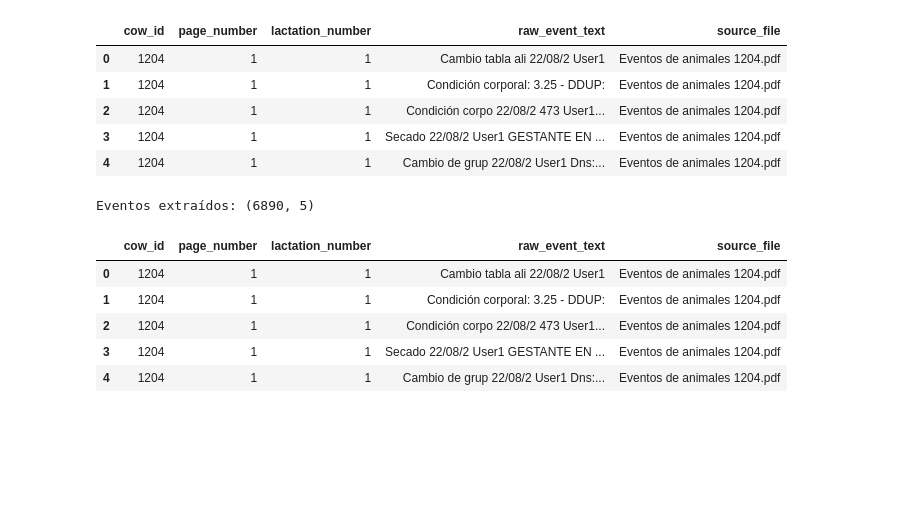
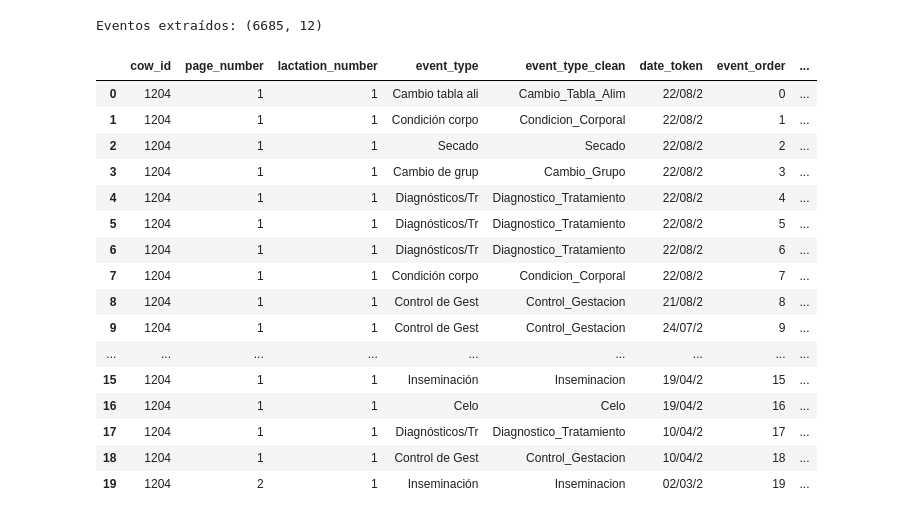
Before and after one commit to ChecheRomo96/ProyectoGranja, a Jupyter notebook: notebooks/04_events_to_parquet.ipynb, the cells around one changed output. Drawn from its saved outputs; the diff is of its cells as text; code cells hidden in the pictures; blank space fills up the shorter version.

```diff
--- a/notebooks/04_events_to_parquet.ipynb
+++ b/notebooks/04_events_to_parquet.ipynb
@@ -28,12 +25,15 @@ import re
 # %%
-# Define la ruta del directorio de datos crudos
+# Ajusta estas rutas a tu proyecto
 PDF_DIR = Path("../data/raw/eventos")
+OUTPUT_EVENTS = Path("../data/interim/events.parquet")
+OUTPUT_EVENTS_DAILY = Path("../data/interim/events_daily.parquet")
 
-pdf_files = list(PDF_DIR.glob("*.pdf"))
+pdf_files = sorted(PDF_DIR.glob("*.pdf"))
 
 print("PDF encontrados:", len(pdf_files))
-
-for f in pdf_files:
-    print(f.name)
+for f in pdf_files[:10]:
+    print("-", f.name)
+if len(pdf_files) > 10:
+    print("...")
 # %% [output]
 PDF encontrados: 69
@@ -137,13 +50,0 @@ def ParsePdfEvents(pdf_path):
-# %%
-test_pdf = pdf_files[0]
-
-df_events = ParsePdfEvents(test_pdf)
-
-df_events.head()
-# %% [output]
-|  | cow_id | page_number | lactation_number | raw_event_text | source_file |
-| 0 | 1204 | 1 | 1 | Cambio tabla ali 22/08/2 User1 | Eventos de animales 1204.pdf |
-| 1 | 1204 | 1 | 1 | Condición corporal: 3.25 - DDUP: | Eventos de animales 1204.pdf |
-| 2 | 1204 | 1 | 1 | Condición corpo 22/08/2 473 User1... | Eventos de animales 1204.pdf |
-| 3 | 1204 | 1 | 1 | Secado 22/08/2 User1 GESTANTE EN ... | Eventos de animales 1204.pdf |
-| 4 | 1204 | 1 | 1 | Cambio de grup 22/08/2 User1 Dns:... | Eventos de animales 1204.pdf |
@@ -150,25 +284,51 @@ df_events.head()
 # %%
 all_events = []
 
 for pdf_file in pdf_files:
+    try:
+        df_pdf = ParsePdfEvents(pdf_file)
 
-    try:
-        df = ParsePdfEvents(pdf_file)
-        all_events.append(df)
+        if df_pdf.empty:
+            continue
+
+        df_pdf = (
+            df_pdf
+            .sort_values(["block_id", "event_order"], ascending=[True, True])
+            .reset_index(drop=True)
+        )
+
+        df_pdf = (
+            df_pdf
+            .groupby(["source_file", "block_id"], group_keys=False)
+            .apply(InferYearsWithinBlock)
+            .reset_index(drop=True)
+        )
+
+        all_events.append(df_pdf)
 
     except Exception as e:
-        print("Error en:", pdf_file.name, e)
+        print(f"Error en {pdf_file.name}: {e}")
 
-events_df = pd.concat(all_events, ignore_index=True)
+events_df = pd.concat(all_events, ignore_index=True) if all_events else pd.DataFrame()
 
 print("Eventos extraídos:", events_df.shape)
-
-events_df.head()
+events_df.head(20)
 # %% [output]
-Eventos extraídos: (6890, 5)
+Eventos extraídos: (6685, 12)
-|  | cow_id | page_number | lactation_number | raw_event_text | source_file |
-| 0 | 1204 | 1 | 1 | Cambio tabla ali 22/08/2 User1 | Eventos de animales 1204.pdf |
-| 1 | 1204 | 1 | 1 | Condición corporal: 3.25 - DDUP: | Eventos de animales 1204.pdf |
-| 2 | 1204 | 1 | 1 | Condición corpo 22/08/2 473 User1... | Eventos de animales 1204.pdf |
-| 3 | 1204 | 1 | 1 | Secado 22/08/2 User1 GESTANTE EN ... | Eventos de animales 1204.pdf |
-| 4 | 1204 | 1 | 1 | Cambio de grup 22/08/2 User1 Dns:... | Eventos de animales 1204.pdf |
+|  | cow_id | page_number | lactation_number | event_type | event_type_clean | date_token | event_order | ... |
+| 0 | 1204 | 1 | 1 | Cambio tabla ali | Cambio_Tabla_Alim | 22/08/2 | 0 | ... |
+| 1 | 1204 | 1 | 1 | Condición corpo | Condicion_Corporal | 22/08/2 | 1 | ... |
+| 2 | 1204 | 1 | 1 | Secado | Secado | 22/08/2 | 2 | ... |
+| 3 | 1204 | 1 | 1 | Cambio de grup | Cambio_Grupo | 22/08/2 | 3 | ... |
+| 4 | 1204 | 1 | 1 | Diagnósticos/Tr | Diagnostico_Tratamiento | 22/08/2 | 4 | ... |
+| 5 | 1204 | 1 | 1 | Diagnósticos/Tr | Diagnostico_Tratamiento | 22/08/2 | 5 | ... |
+| 6 | 1204 | 1 | 1 | Diagnósticos/Tr | Diagnostico_Tratamiento | 22/08/2 | 6 | ... |
+| 7 | 1204 | 1 | 1 | Condición corpo | Condicion_Corporal | 22/08/2 | 7 | ... |
+| 8 | 1204 | 1 | 1 | Control de Gest | Control_Gestacion | 21/08/2 | 8 | ... |
+| 9 | 1204 | 1 | 1 | Control de Gest | Control_Gestacion | 24/07/2 | 9 | ... |
+| ... | ... | ... | ... | ... | ... | ... | ... | ... |
+| 15 | 1204 | 1 | 1 | Inseminación | Inseminacion | 19/04/2 | 15 | ... |
+| 16 | 1204 | 1 | 1 | Celo | Celo | 19/04/2 | 16 | ... |
+| 17 | 1204 | 1 | 1 | Diagnósticos/Tr | Diagnostico_Tratamiento | 10/04/2 | 17 | ... |
+| 18 | 1204 | 1 | 1 | Control de Gest | Control_Gestacion | 10/04/2 | 18 | ... |
+| 19 | 1204 | 2 | 1 | Inseminación | Inseminacion | 02/03/2 | 19 | ... |
```
Also changed, not shown: parts of 16 cells of this notebook, 35 other files.
